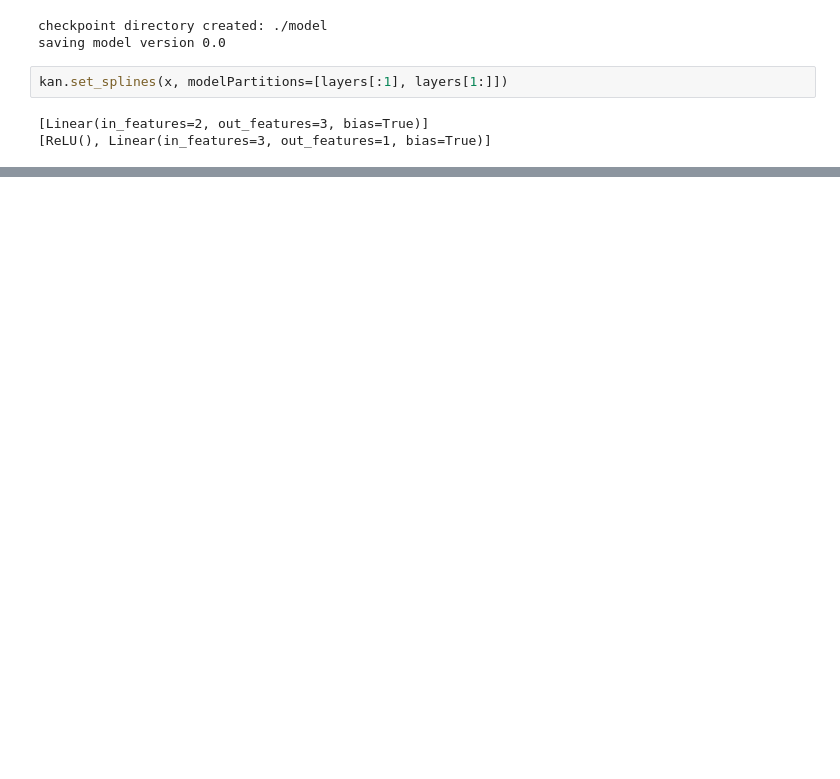
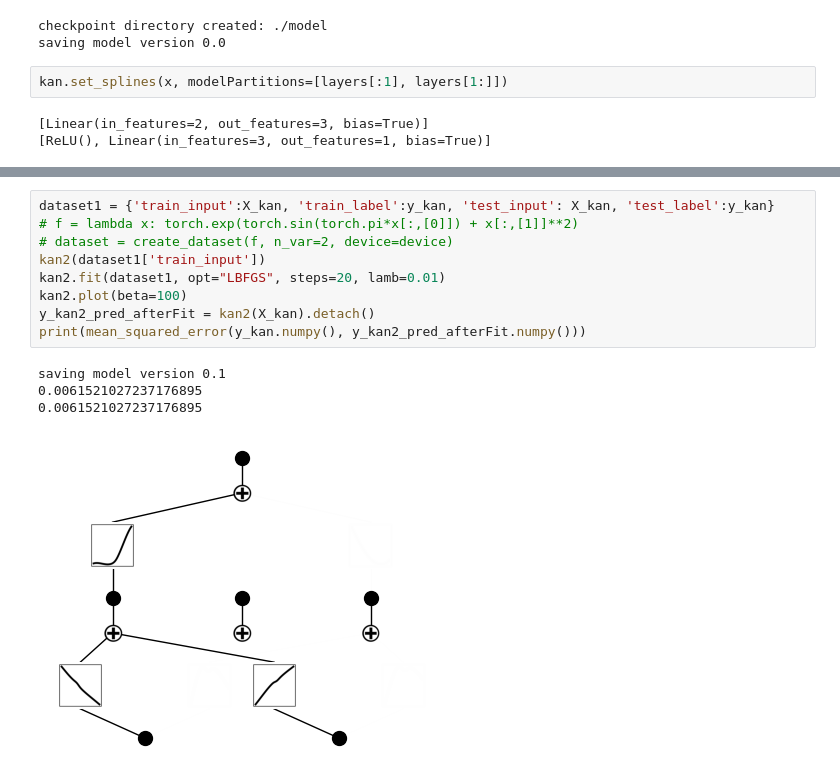
Before and after one commit to MGTUc/KANinitialization, a Jupyter notebook: kan/initializationExperiments/KANtoMLP.ipynb, the cells around one changed output, grey strips where cells are left out. Drawn from its saved outputs; the diff is of its cells as text; blank space fills up the shorter version.

```diff
--- a/kan/initializationExperiments/KANtoMLP.ipynb
+++ b/kan/initializationExperiments/KANtoMLP.ipynb
@@ -219,0 +135,14 @@ kan.plot(beta=100)
+# %%
+dataset1 = {'train_input':X_kan, 'train_label':y_kan, 'test_input': X_kan, 'test_label':y_kan}
+# f = lambda x: torch.exp(torch.sin(torch.pi*x[:,[0]]) + x[:,[1]]**2)
+# dataset = create_dataset(f, n_var=2, device=device)
+kan2(dataset1['train_input'])
+kan2.fit(dataset1, opt="LBFGS", steps=20, lamb=0.01)
+kan2.plot(beta=100)
+y_kan2_pred_afterFit = kan2(X_kan).detach()
+print(mean_squared_error(y_kan.numpy(), y_kan2_pred_afterFit.numpy()))
+# %% [output]
+saving model version 0.1
+0.0061521027237176895
+0.0061521027237176895
+[figure, added]
```
Also changed, not shown: parts of 9 cells of this notebook, 33 other files.
